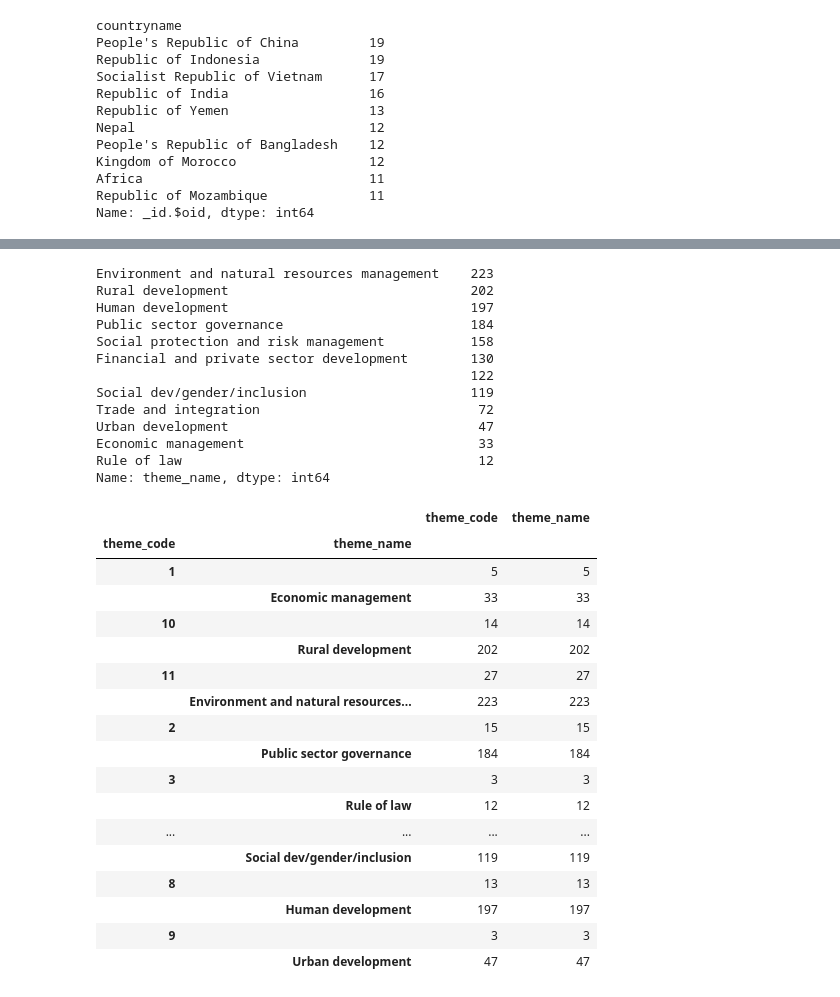
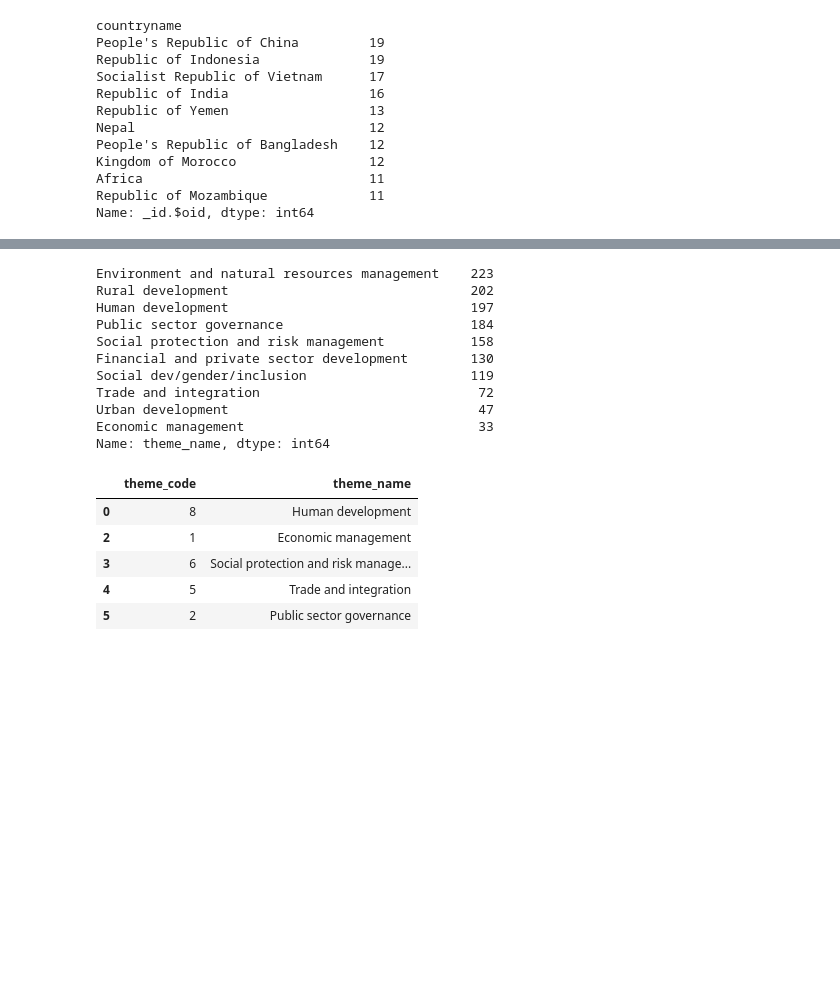
Before and after one commit to kalpananagireddy/Springboard-DataScience-Bootcamp, a Jupyter notebook: data_wrangling_json/sliderule_dsi_json_exercise.ipynb, the cells around one changed output, grey strips where cells are left out. Saved outputs shown, nothing was run; the diff lists cells and outputs as text; code cells hidden in the pictures; blank space fills up the shorter version.

```diff
--- a/data_wrangling_json/sliderule_dsi_json_exercise.ipynb
+++ b/data_wrangling_json/sliderule_dsi_json_exercise.ipynb
@@ -135,9 +137,10 @@ _id.$oid       1499 non-null object
 dtypes: object(5)
 memory usage: 58.6+ KB
 # %%
-#Find the top 10 major project themes (using column 'mjtheme_namecode')
-
-df['theme_name'].value_counts()
+#find the top 10 major project themes (using column 'mjtheme_namecode')
+result=df[['theme_code','theme_name']]
+result=result[df['theme_name']!='']
+result['theme_name'].value_counts().head(10)
 # %% [output]
 Environment and natural resources management    223
 Rural development                               202
@@ -145,33 +148,19 @@ Human development                               197
 Public sector governance                        184
 Social protection and risk management           158
 Financial and private sector development        130
-                                                122
 Social dev/gender/inclusion                     119
 Trade and integration                            72
 Urban development                                47
 Economic management                              33
-Rule of law                                      12
 Name: theme_name, dtype: int64
 # %%
 #display all theme_code and theme_name pair so we know each theme_name's corresponding theme_code
-
-df.groupby(['theme_code','theme_name'])[['theme_code','theme_name']].count()
+map_dict=result
+map_dict.head()
 # %% [output]
-|  |  | theme_code | theme_name |
-| theme_code | theme_name |  |  |
-| 1 |  | 5 | 5 |
-|  | Economic management | 33 | 33 |
-| 10 |  | 14 | 14 |
-|  | Rural development | 202 | 202 |
-| 11 |  | 27 | 27 |
-|  | Environment and natural resources... | 223 | 223 |
-| 2 |  | 15 | 15 |
-|  | Public sector governance | 184 | 184 |
-| 3 |  | 3 | 3 |
-|  | Rule of law | 12 | 12 |
-| ... | ... | ... | ... |
-|  | Social dev/gender/inclusion | 119 | 119 |
-| 8 |  | 13 | 13 |
-|  | Human development | 197 | 197 |
-| 9 |  | 3 | 3 |
-|  | Urban development | 47 | 47 |
+|  | theme_code | theme_name |
+| 0 | 8 | Human development |
+| 2 | 1 | Economic management |
+| 3 | 6 | Social protection and risk manage... |
+| 4 | 5 | Trade and integration |
+| 5 | 2 | Public sector governance |
```
Also changed, not shown: parts of 11 cells of this notebook.
